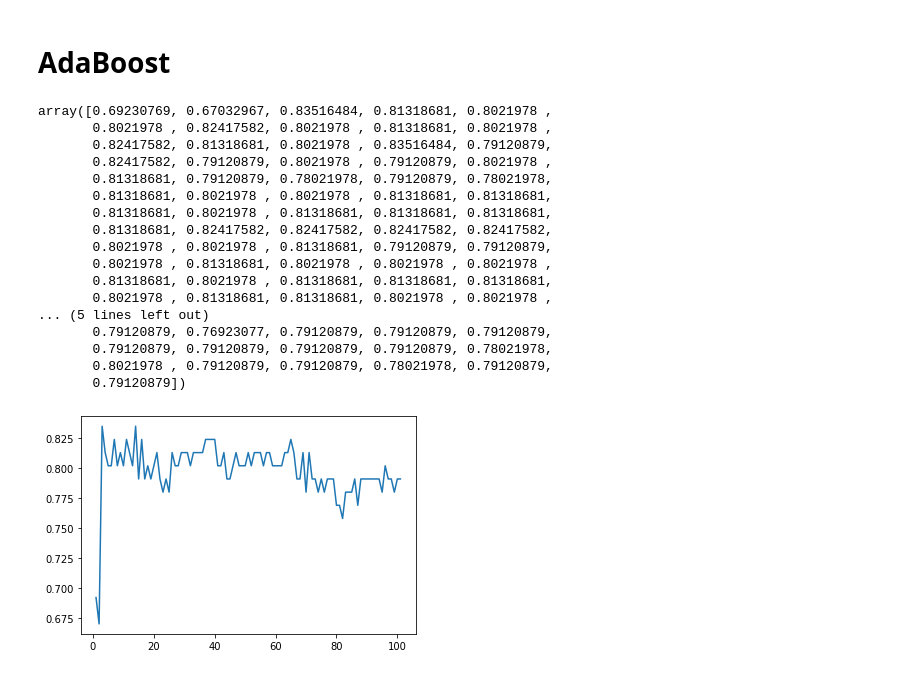
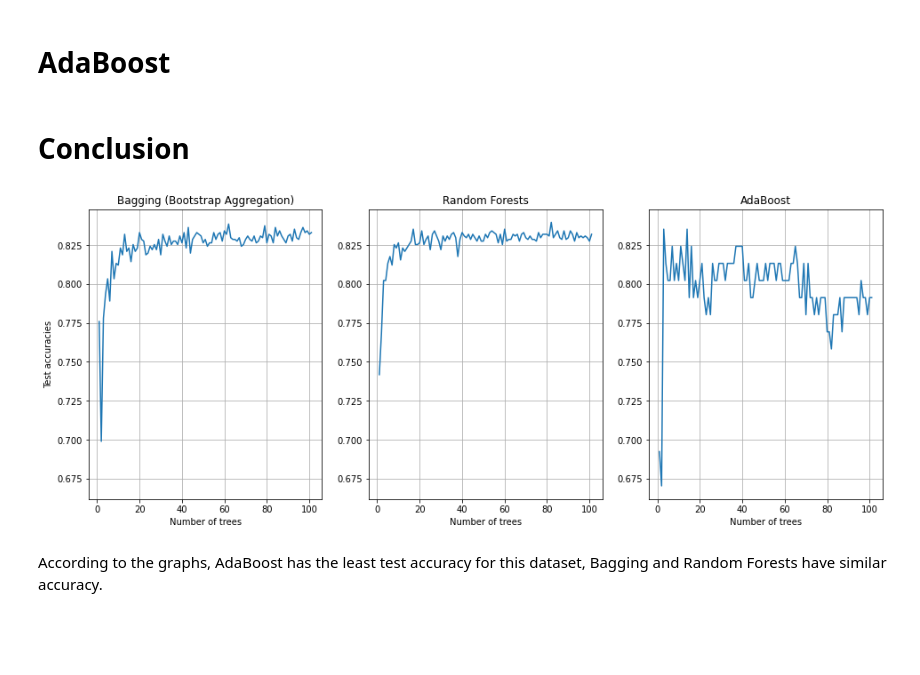
Before and after one commit to tackulus/229352, a Jupyter notebook: Lab05.ipynb, the cells around one changed output. Saved outputs shown, nothing was run; the diff lists cells and outputs as text; code cells hidden in the pictures; blank space fills up the shorter version.

```diff
--- a/Lab05.ipynb
+++ b/Lab05.ipynb
@@ -43,16 +63,15 @@ AttributeError: ignored
 # %%
 from sklearn.ensemble import RandomForestClassifier
 
-noT = range(1, 102)
 arr = []
-for j in range(10):
+for i in range(10): # find the average of 10 accuracies
     accuracy = []
-    for i in noT:
+    for nE in noT:
         clf = RandomForestClassifier(
             criterion="entropy",
             max_depth=3,
             max_features=4,
-            n_estimators=i
+            n_estimators=nE
         )
 
         clf.fit(X_train, y_train.to_numpy().ravel())
@@ -87,44 +104,19 @@ for i in noTree:
-# %%
-from sklearn.ensemble import AdaBoostClassifier
-
-noT = range(1, 102)
-arr = []
-for j in range(10):
-    accuracy = []
-    for i in noT:
-        clf = AdaBoostClassifier(
-            n_estimators=i
-        )
-
-        clf.fit(X_train, y_train.to_numpy().ravel())
-        score = clf.score(X_test, y_test)
-        accuracy.append(score)
-    arr.append(accuracy)
-
-arr = np.array(arr)
-accuracy3 = np.mean(arr, axis=0)
-# %%
-accuracy3
-# %% [output]
-array([0.69230769, 0.67032967, 0.83516484, 0.81318681, 0.8021978 ,
-       0.8021978 , 0.82417582, 0.8021978 , 0.81318681, 0.8021978 ,
-       0.82417582, 0.81318681, 0.8021978 , 0.83516484, 0.79120879,
-       0.82417582, 0.79120879, 0.8021978 , 0.79120879, 0.8021978 ,
-       0.81318681, 0.79120879, 0.78021978, 0.79120879, 0.78021978,
-       0.81318681, 0.8021978 , 0.8021978 , 0.81318681, 0.81318681,
-       0.81318681, 0.8021978 , 0.81318681, 0.81318681, 0.81318681,
-       0.81318681, 0.82417582, 0.82417582, 0.82417582, 0.82417582,
-       0.8021978 , 0.8021978 , 0.81318681, 0.79120879, 0.79120879,
-       0.8021978 , 0.81318681, 0.8021978 , 0.8021978 , 0.8021978 ,
-       0.81318681, 0.8021978 , 0.81318681, 0.81318681, 0.81318681,
-       0.8021978 , 0.81318681, 0.81318681, 0.8021978 , 0.8021978 ,
-... (5 lines left out)
-       0.79120879, 0.76923077, 0.79120879, 0.79120879, 0.79120879,
-       0.79120879, 0.79120879, 0.79120879, 0.79120879, 0.78021978,
-       0.8021978 , 0.79120879, 0.79120879, 0.78021978, 0.79120879,
-       0.79120879])
-# %%
-plt.plot(noT, accuracy3)
-plt.show()
-# %% [output]
-[figure, removed]
+# %% [markdown]
+# Conclusion
+# %%
+import matplotlib.pyplot as plt
+
+fig, ax = plt.subplots(1, 3, sharey=True, figsize=(16,6))
+ax[0].set_title("Bagging (Bootstrap Aggregation)")
+ax[1].set_title("Random Forests")
+ax[2].set_title("AdaBoost")
+for i,acc in enumerate([accuracy1, accuracy2, accuracy3]):
+    ax[i].plot(noT, acc)
+    ax[i].yaxis.set_tick_params(labelleft=True)
+    ax[i].set_xlabel("Number of trees")
+    if i == 0: ax[i].set_ylabel("Test accuracies")
+    ax[i].grid()
+# %% [output]
+[figure, added]
+# %% [markdown]
+According to the graphs, AdaBoost has the least test accuracy for this dataset, Bagging and Random Forests have similar accuracy.
```
Also changed, not shown: parts of 7 cells of this notebook.
